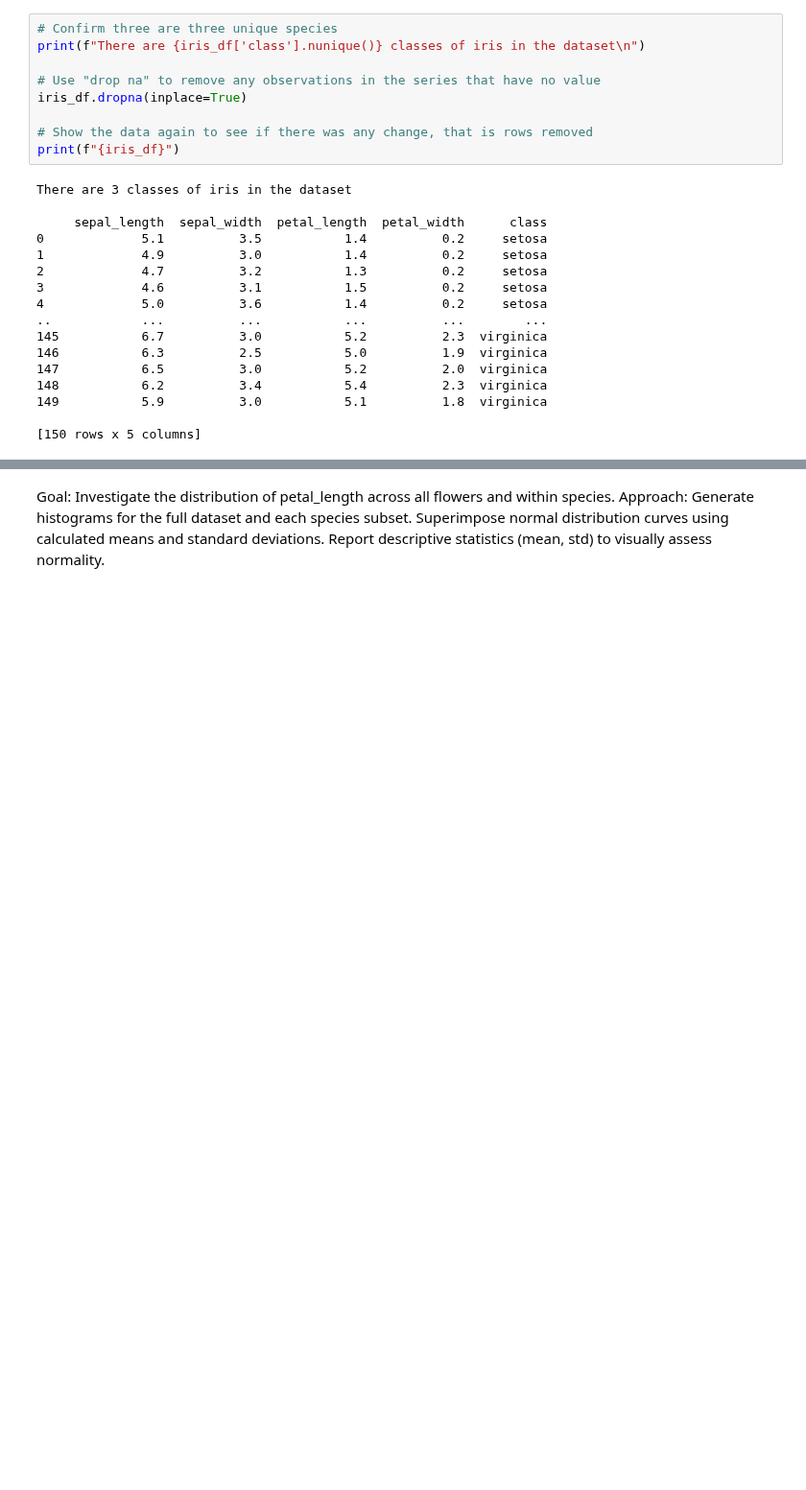
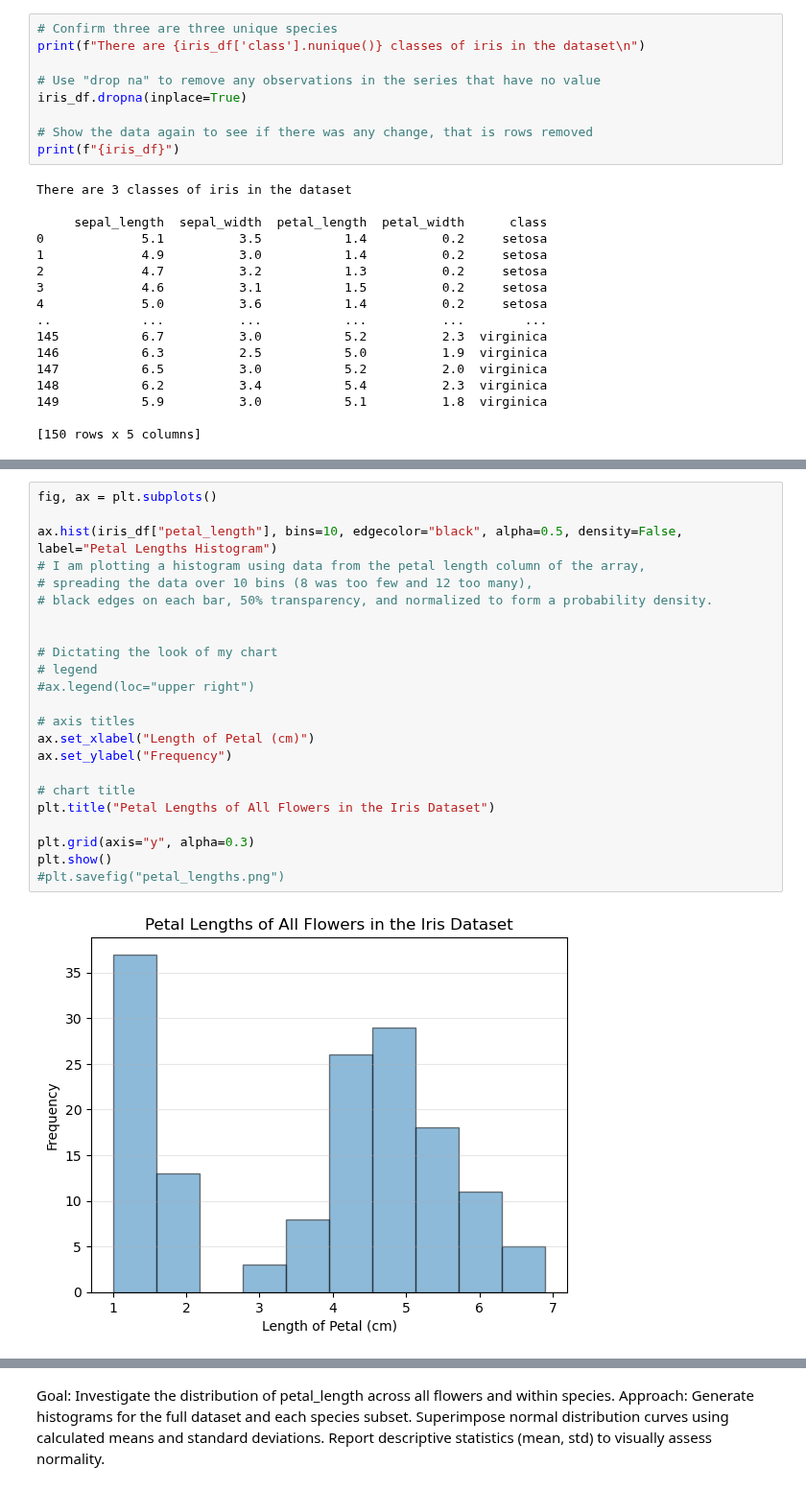
Before and after one commit to callagg2/applied_statistics, a Jupyter notebook: assessment/problems.ipynb, the cells around one changed output, grey strips where cells are left out. Shown at 96% size. Drawn from its saved outputs; the diff is of its cells as text; blank space fills up the shorter version.

```diff
--- a/assessment/problems.ipynb
+++ b/assessment/problems.ipynb
@@ -80,0 +94,25 @@ There are 3 classes of iris in the dataset
+# %%
+fig, ax = plt.subplots()
+
+ax.hist(iris_df["petal_length"], bins=10, edgecolor="black", alpha=0.5, density=False, label="Petal Lengths Histogram")
+# I am plotting a histogram using data from the petal length column of the array,
+# spreading the data over 10 bins (8 was too few and 12 too many),
+# black edges on each bar, 50% transparency, and normalized to form a probability density.
+
+
+# Dictating the look of my chart
+# legend
+#ax.legend(loc="upper right")
+
+# axis titles
+ax.set_xlabel("Length of Petal (cm)")
+ax.set_ylabel("Frequency")
+
+# chart title
+plt.title("Petal Lengths of All Flowers in the Iris Dataset")
+
+plt.grid(axis="y", alpha=0.3)
+plt.show()
+#plt.savefig("petal_lengths.png")
+# %% [output]
+[figure, added]
```
Also changed, not shown: parts of 34 cells of this notebook.
